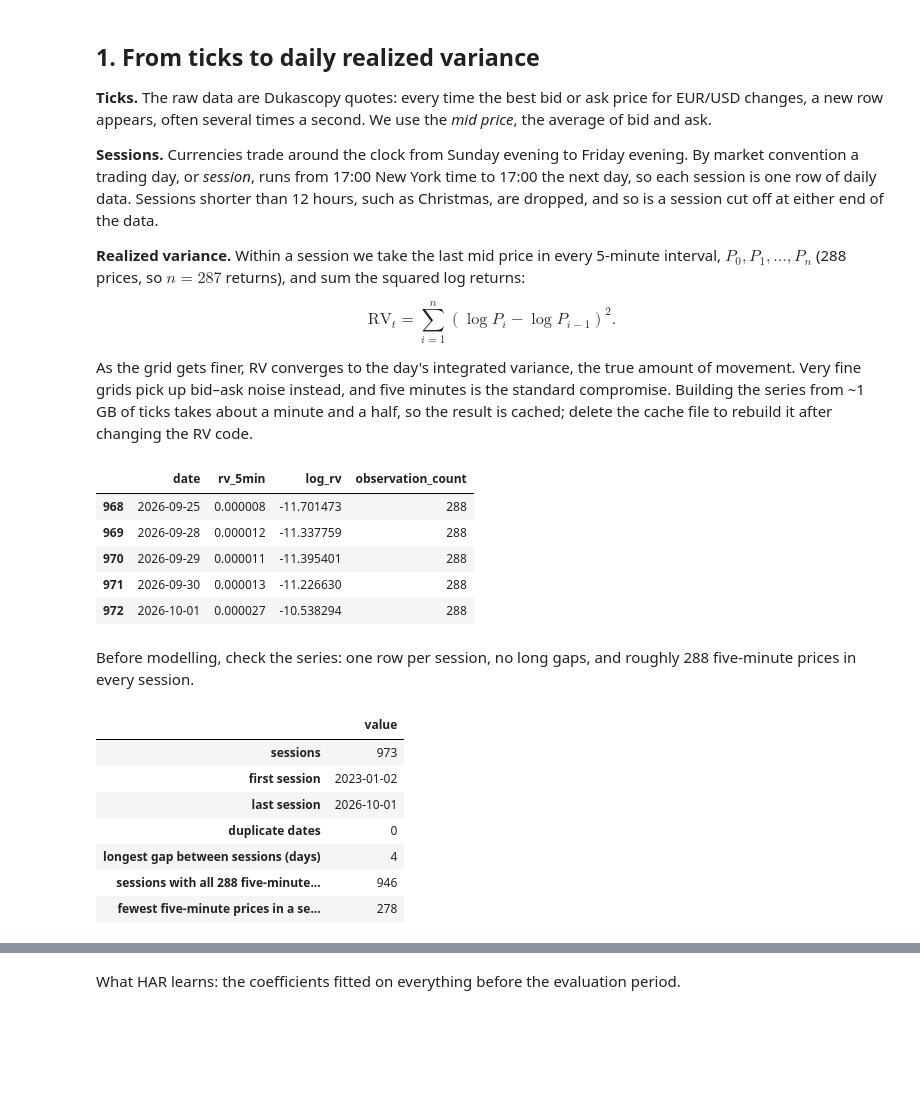
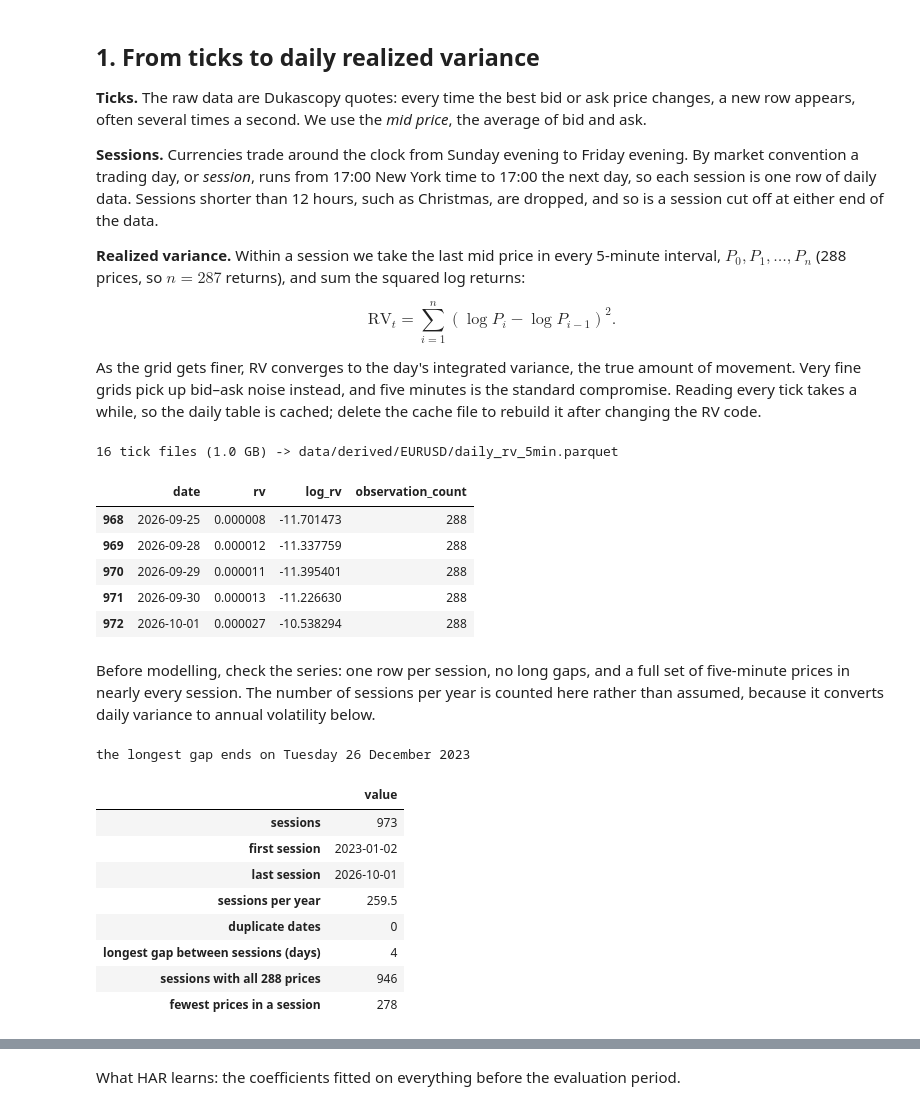
Before and after one commit to kholmetskii/realized-vol, a Jupyter notebook: notebooks/01_eurusd.ipynb, the cells around one changed output, grey strips where cells are left out. Drawn from its saved outputs; the diff is of its cells as text; code cells hidden in the pictures; blank space fills up the shorter version.

```diff
--- a/notebooks/01_eurusd.ipynb
+++ b/notebooks/01_eurusd.ipynb
@@ -74,8 +47,8 @@ def annualized_vol(variance):
 ## 1. From ticks to daily realized variance
 
 **Ticks.** The raw data are Dukascopy quotes: every time the best bid or ask
-price for EUR/USD changes, a new row appears, often several times a second. We
-use the *mid price*, the average of bid and ask.
+price changes, a new row appears, often several times a second. We use the
+*mid price*, the average of bid and ask.
 
 **Sessions.** Currencies trade around the clock from Sunday evening to Friday
 evening. By market convention a trading day, or *session*, runs from 17:00 New
@@ -93,48 +66,67 @@ $$
 
 As the grid gets finer, RV converges to the day's integrated variance, the true
 amount of movement. Very fine grids pick up bid–ask noise instead, and five
-minutes is the standard compromise. Building the series from ~1 GB of ticks
-takes about a minute and a half, so the result is cached; delete the cache
-file to rebuild it after changing the RV code.
+minutes is the standard compromise. Reading every tick takes a while, so the
+daily table is cached; delete the cache file to rebuild it after changing the
+RV code.
 # %%
-newest_ticks = max(path.stat().st_mtime for path in TICKS)
-if CACHE.exists() and CACHE.stat().st_mtime > newest_ticks:
-    daily = pd.read_parquet(CACHE)
+ticks = sorted(LAYOUT.ticks(ASSET).glob("*.parquet"))
+cache = LAYOUT.daily_rv(ASSET, SAMPLING_FREQUENCY)
+newest_ticks = max(path.stat().st_mtime for path in ticks)
+if cache.exists() and cache.stat().st_mtime > newest_ticks:
+    daily = pd.read_parquet(cache)
 else:
-    daily = build_daily_dataset(TICKS)
-    CACHE.parent.mkdir(parents=True, exist_ok=True)
-    daily.to_parquet(CACHE, index=False)
+    daily = build_daily_dataset(ticks, frequency=SAMPLING_FREQUENCY)
+    cache.parent.mkdir(parents=True, exist_ok=True)
+    daily.to_parquet(cache, index=False)
+
+tick_gb = sum(path.stat().st_size for path in ticks) / 1e9
+print(f"{len(ticks)} tick files ({tick_gb:.1f} GB) -> {cache.relative_to(ROOT)}")
 daily.tail()
 # %% [output]
+16 tick files (1.0 GB) -> data/derived/EURUSD/daily_rv_5min.parquet
-|  | date | rv_5min | log_rv | observation_count |
+|  | date | rv | log_rv | observation_count |
 | 968 | 2026-09-25 | 0.000008 | -11.701473 | 288 |
 | 969 | 2026-09-28 | 0.000012 | -11.337759 | 288 |
 | 970 | 2026-09-29 | 0.000011 | -11.395401 | 288 |
 | 971 | 2026-09-30 | 0.000013 | -11.226630 | 288 |
 | 972 | 2026-10-01 | 0.000027 | -10.538294 | 288 |
 # %% [markdown]
-Before modelling, check the series: one row per session, no long gaps, and
-roughly 288 five-minute prices in every session.
+Before modelling, check the series: one row per session, no long gaps, and a
+full set of five-minute prices in nearly every session. The number of sessions
+per year is counted here rather than assumed, because it converts daily
+variance to annual volatility below.
 # %%
+full_session = prices_per_session(SAMPLING_FREQUENCY)
+years = (daily["date"].iloc[-1] - daily["date"].iloc[0]).days / 365.25
+SESSIONS_PER_YEAR = (len(daily) - 1) / years
+gaps = daily["date"].diff()
+
+print(f"the longest gap ends on {daily.loc[gaps.idxmax(), 'date']:%A %d %B %Y}")
 pd.Series(
     {
         "sessions": len(daily),
         "first session": daily["date"].min().date(),
         "last session": daily["date"].max().date(),
+        "sessions per year": round(SESSIONS_PER_YEAR, 1),
         "duplicate dates": int(daily["date"].duplicated().sum()),
-        "longest gap between sessions (days)": int(daily["date"].diff().dt.days.max()),
-        "sessions with all 288 five-minute prices": int((daily["observation_count"] == 288).sum()),
-        "fewest five-minute prices in a session": int(daily["observation_count"].min()),
+        "longest gap between sessions (days)": int(gaps.dt.days.max()),
+        f"sessions with all {full_session} prices": int(
+            (daily["observation_count"] == full_session).sum()
+        ),
+        "fewest prices in a session": int(daily["observation_count"].min()),
     },
     name="value",
 ).to_frame()
 # %% [output]
+the longest gap ends on Tuesday 26 December 2023
 |  | value |
 | sessions | 973 |
 | first session | 2023-01-02 |
 | last session | 2026-10-01 |
+| sessions per year | 259.5 |
 | duplicate dates | 0 |
 | longest gap between sessions (days) | 4 |
-| sessions with all 288 five-minute... | 946 |
-| fewest five-minute prices in a se... | 278 |
+| sessions with all 288 prices | 946 |
+| fewest prices in a session | 278 |
 # %% [markdown]
```
Also changed, not shown: parts of 50 cells of this notebook, 18 other files.
